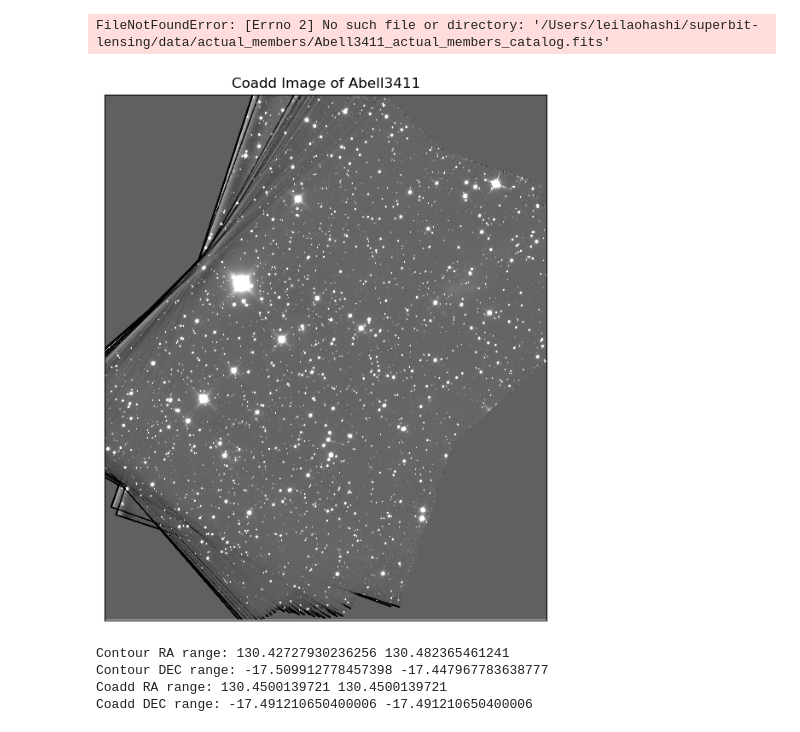
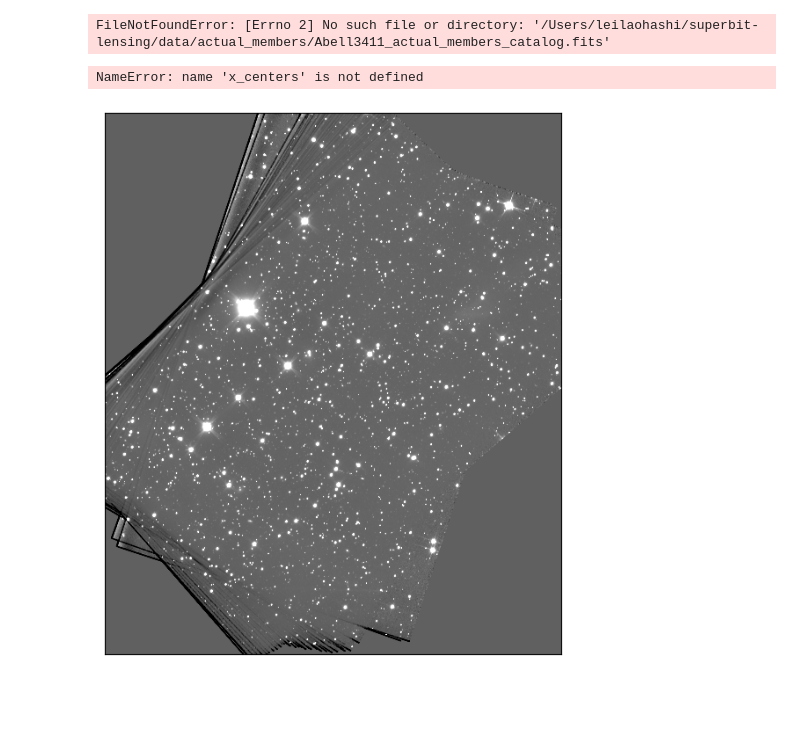
Before and after one commit to LeilaOhashi/leila_superbit_lensing, a Jupyter notebook: notebooks/leila_redseq.ipynb, the cells around one changed output. Saved outputs shown, nothing was run; the diff lists cells and outputs as text; code cells hidden in the pictures; blank space fills up the shorter version.

```diff
--- a/notebooks/leila_redseq.ipynb
+++ b/notebooks/leila_redseq.ipynb
@@ -166,7 +185,7 @@ from astropy.io import fits
 import numpy as np
 from scipy.ndimage import gaussian_filter
 
-am_path = f"/Users/leilaohashi/leila/data/color_mags/{cluster_name}/{cluster_name}_colors_mags_clean_nors.fits"
+am_path = f"/Users/leilaohashi/gitrepo/leila_superbit_lensing/data/actual_members/{cluster_name}_colors_mags_clean_nors.fits"
 if not os.path.exists(am_path):
     print(f"Actual members file for {cluster_name} not found at {am_path}.")
 
@@ -214,7 +233,7 @@ plt.contour(x_padded, y_padded, smoothed_padded_counts.T, levels=contour_levels,
 
 
 # Save and show the image
-save_path = f"/Users/leilaohashi/leila/members_graph/{cluster_name}/{cluster_name}_actual_members.png"
+save_path = f"/Users/leilaohashi/gitrepo/leila_superbit_lensing/members_graph/{cluster_name}/{cluster_name}_actual_members.png"
 os.makedirs(os.path.dirname(save_path), exist_ok=True)
 plt.savefig(save_path, dpi=300)
 plt.show()
@@ -233,11 +252,4 @@ x_centers = 0.5 * (xedges[:-1] + xedges[1:])
 y_centers = 0.5 * (yedges[:-1] + yedges[1:])
 X, Y = np.meshgrid(x_centers, y_centers)
 contour_levels = np.linspace(np.percentile(smoothed_counts, 70), np.percentile(smoothed_counts,99), 3)
-# 1. load this catalogue into DS9 to see where the members are. Done!
-
-# 2. find what bin works best yup!
-
-# 3. plot contours on actual coadd
-
-# upload in github - make copy of files into gitrepo
 # %% [output]
@@ -260,38 +272,36 @@ from astropy.wcs import WCS
 
 
 cluster_name = "Abell3411"
-fits_path = f'/Users/leilaohashi/leila/data/coadds/{cluster_name}/{cluster_name}_coadd_b.sub.fits'
+fits_path = f'/Users/leilaohashi/gitrepo/leila_superbit_lensing/data/coadds/{cluster_name}/{cluster_name}_coadd_b.sub.fits'
 if not os.path.exists(fits_path):
     print(f"Coadd image for {cluster_name} not found at {fits_path}.")
 # Open the image
 coadd_hdu = fits.open(fits_path)[0]
 coadd_data = coadd_hdu.data
 wcs = WCS(coadd_hdu.header)
 
 # plot the image
 fig = plt.figure(figsize=(8, 8))
 ax = fig.add_subplot(111, projection=wcs)
 ax.imshow(coadd_data, origin='lower', cmap='gray', vmin=np.percentile(coadd_data, 1), vmax=np.percentile(coadd_data, 99))
 
 # matching the coordinates
+X, Y = np.meshgrid(x_centers, y_centers)
 ax.contour(X, Y, smoothed_counts, levels=contour_levels, colors=['cyan', 'cyan', 'cyan'], linewidths=1.5, alpha=0.7, transform=ax.get_transform('world'))
 # overlay contours from actual members
 ax.set_title(f'Coadd Image of {cluster_name}')
 ax.set_xlabel('RA')
 ax.set_ylabel('DEC')
 plt.show()
 
 print("Contour RA range:", X.min(), X.max())
 print("Contour DEC range:", Y.min(), Y.max())
 
 height, width = coadd_data.shape
 corners = np.array([[0,0],[width,0],[0,height],[width,height]])
 coadd_radec = wcs.wcs_pix2world(corners, 0)
 print("Coadd RA range:", coadd_radec[:,0].min(), coadd_radec[:,0].max())
 print("Coadd DEC range:", coadd_radec[:,1].min(), coadd_radec[:,1].max())
 # %% [output]
+NameError: name 'x_centers' is not defined
-[figure, old version]
+[figure, new version]
-Contour RA range: 130.42727930236256 130.482365461241
-Contour DEC range: -17.509912778457398 -17.447967783638777
-Coadd RA range: 130.4500139721 130.4500139721
-Coadd DEC range: -17.491210650400006 -17.491210650400006
```
Also changed, not shown: parts of 4 cells of this notebook.
